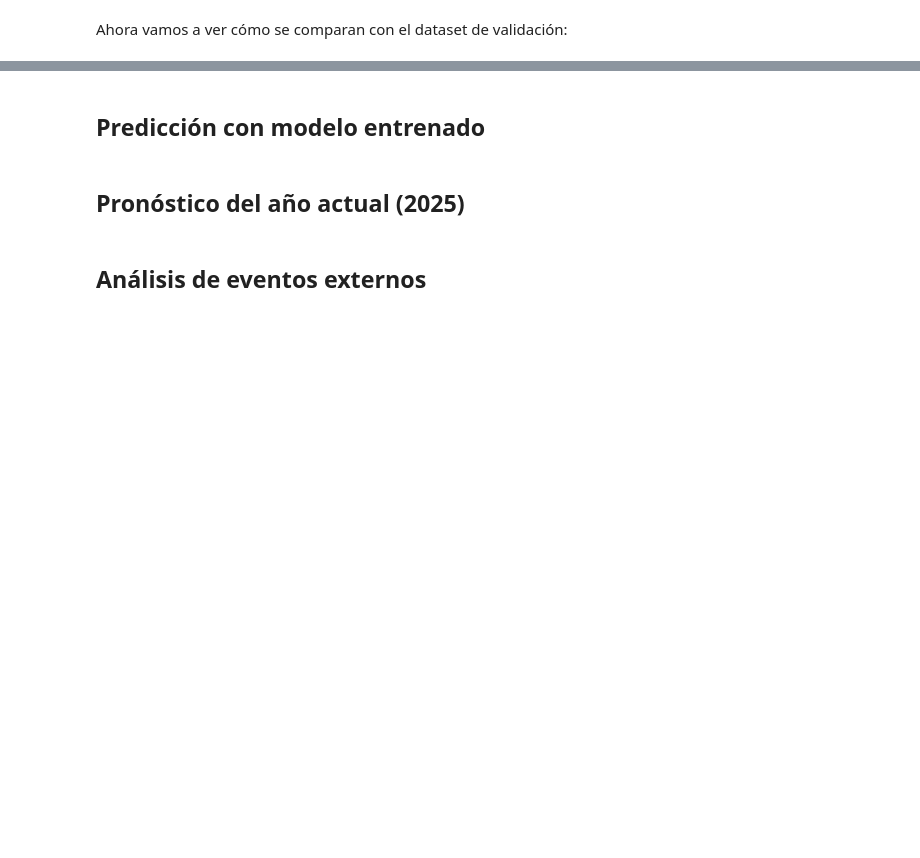
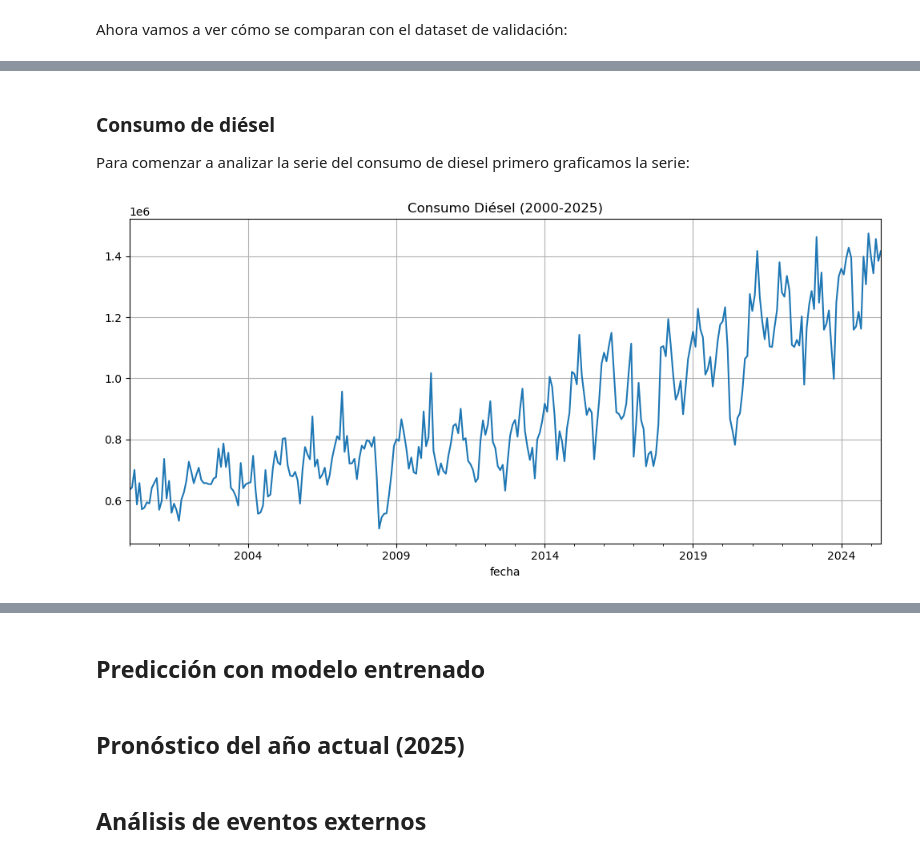
Before and after one commit to JosueSay/labs-ds, a Jupyter notebook: lab1.ipynb, the cells around one changed output, grey strips where cells are left out. Saved outputs shown, nothing was run; the diff lists cells and outputs as text; code cells hidden in the pictures; blank space fills up the shorter version.

```diff
--- a/lab1.ipynb
+++ b/lab1.ipynb
@@ -1456,0 +1581,14 @@ newDF.plot()
+# %% [markdown]
+### Consumo de diésel
+
+Para comenzar a analizar la serie del consumo de diesel primero graficamos la serie:
+# %%
+plt.figure(figsize=(10, 5))
+df_rango = df_consumo
+df_rango["diesel"].plot()
+plt.title(f"Consumo Diésel (2000-2025)")
+plt.grid(True)
+plt.tight_layout()
+plt.show()
+# %% [output]
+[figure, added]
```
Also changed, not shown: parts of 18 cells of this notebook, 1 other file.
